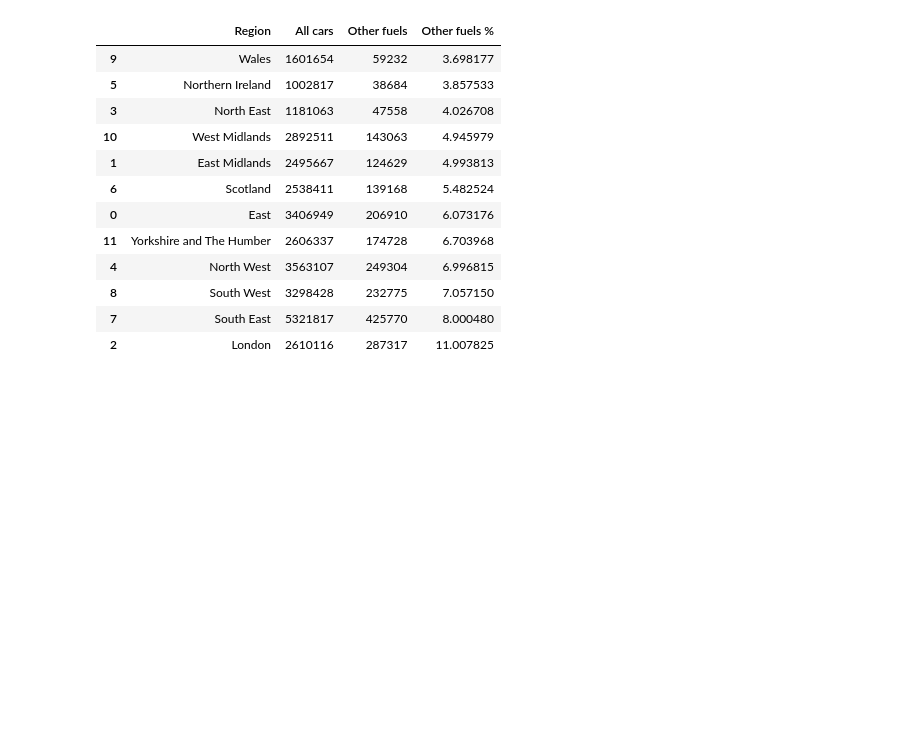
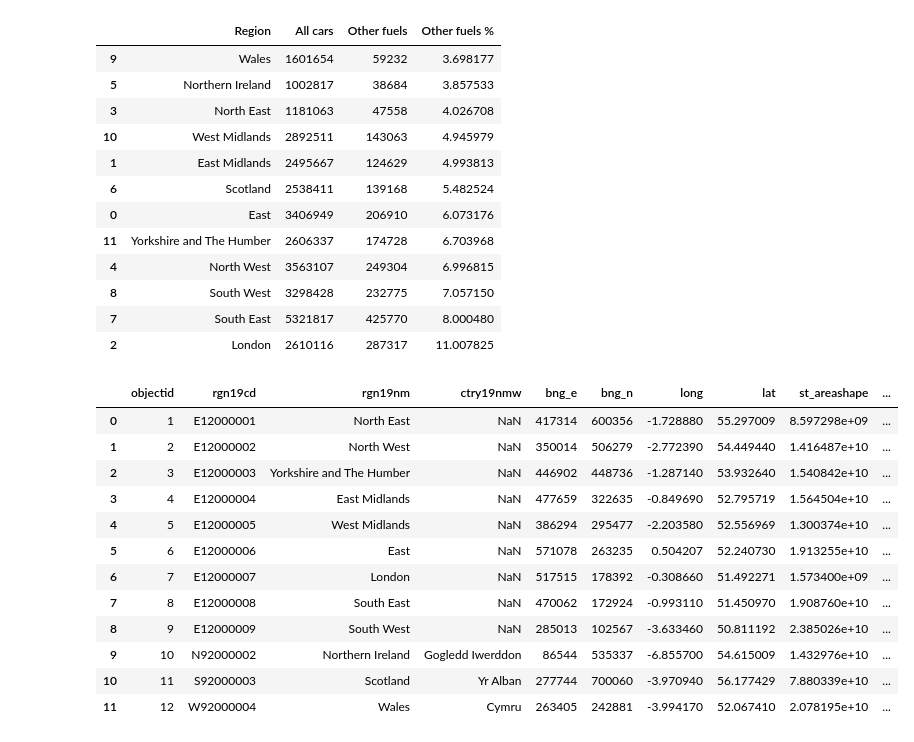
Before and after one commit to ptcane/newauto, a Jupyter notebook: notebooks/veh0105.ipynb, the cells around one changed output. Saved outputs shown, nothing was run; the diff lists cells and outputs as text; code cells hidden in the pictures; blank space fills up the shorter version.

```diff
--- a/notebooks/veh0105.ipynb
+++ b/notebooks/veh0105.ipynb
@@ -146,3 +139,25 @@ geo
 | 2 | London | 2610116 | 287317 | 11.007825 |
 # %%
 geo.to_html("region_alt_fuels_table.html", index=False, border=0, table_id="region-alt-fuels", float_format='{:10.1f}'.format)
+# %%
+gdf = gpd.read_file('../data/uk_regions.geojson')#.to_crs(epsg=4326)
+# %%
+gdf.replace('Yorkshire and the Humber', 'Yorkshire and The Humber', inplace=True)
+# %%
+gdf = gdf.merge(geo, how='left', left_on="rgn19nm", right_on="Region")
+# %%
+gdf
+# %% [output]
+|  | objectid | rgn19cd | rgn19nm | ctry19nmw | bng_e | bng_n | long | lat | st_areashape | ... |
+| 0 | 1 | E12000001 | North East | NaN | 417314 | 600356 | -1.728880 | 55.297009 | 8.597298e+09 | ... |
+| 1 | 2 | E12000002 | North West | NaN | 350014 | 506279 | -2.772390 | 54.449440 | 1.416487e+10 | ... |
+| 2 | 3 | E12000003 | Yorkshire and The Humber | NaN | 446902 | 448736 | -1.287140 | 53.932640 | 1.540842e+10 | ... |
+| 3 | 4 | E12000004 | East Midlands | NaN | 477659 | 322635 | -0.849690 | 52.795719 | 1.564504e+10 | ... |
+| 4 | 5 | E12000005 | West Midlands | NaN | 386294 | 295477 | -2.203580 | 52.556969 | 1.300374e+10 | ... |
+| 5 | 6 | E12000006 | East | NaN | 571078 | 263235 | 0.504207 | 52.240730 | 1.913255e+10 | ... |
+| 6 | 7 | E12000007 | London | NaN | 517515 | 178392 | -0.308660 | 51.492271 | 1.573400e+09 | ... |
+| 7 | 8 | E12000008 | South East | NaN | 470062 | 172924 | -0.993110 | 51.450970 | 1.908760e+10 | ... |
+| 8 | 9 | E12000009 | South West | NaN | 285013 | 102567 | -3.633460 | 50.811192 | 2.385026e+10 | ... |
+| 9 | 10 | N92000002 | Northern Ireland | Gogledd Iwerddon | 86544 | 535337 | -6.855700 | 54.615009 | 1.432976e+10 | ... |
+| 10 | 11 | S92000003 | Scotland | Yr Alban | 277744 | 700060 | -3.970940 | 56.177429 | 7.880339e+10 | ... |
+| 11 | 12 | W92000004 | Wales | Cymru | 263405 | 242881 | -3.994170 | 52.067410 | 2.078195e+10 | ... |
```
Also changed, not shown: parts of 8 cells of this notebook, 13 other files.
